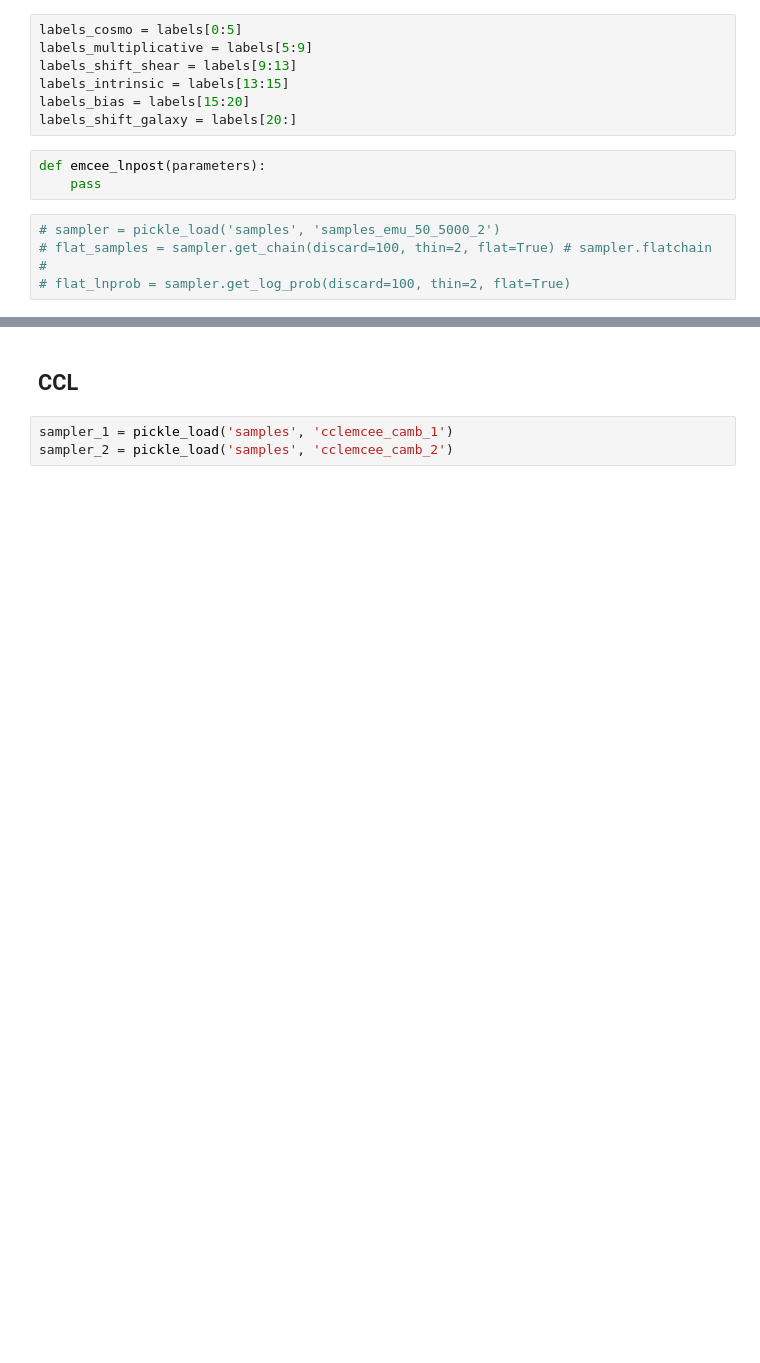
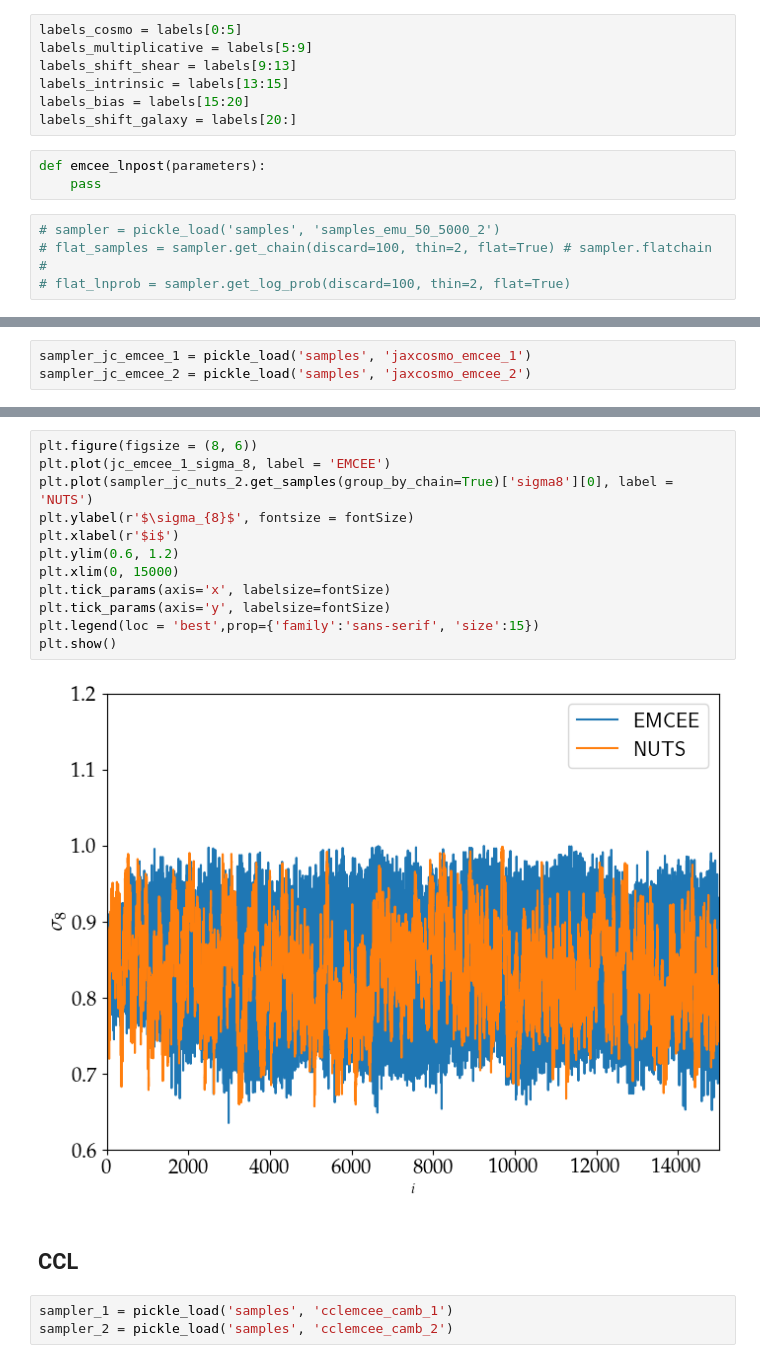
Before and after one commit to Harry45/DESEMU, a Jupyter notebook: notebooks/triangle_plot.ipynb, the cells around one changed output, grey strips where cells are left out. Drawn from its saved outputs; the diff is of its cells as text; blank space fills up the shorter version.

```diff
--- a/notebooks/triangle_plot.ipynb
+++ b/notebooks/triangle_plot.ipynb
@@ -101,0 +108,3 @@ def emcee_lnpost(parameters):
+# %%
+sampler_jc_emcee_1 = pickle_load('samples', 'jaxcosmo_emcee_1')
+sampler_jc_emcee_2 = pickle_load('samples', 'jaxcosmo_emcee_2')
@@ -102,3 +167,17 @@ def emcee_lnpost(parameters):
+# %%
+plt.figure(figsize = (8, 6))
+plt.plot(jc_emcee_1_sigma_8, label = 'EMCEE')
+plt.plot(sampler_jc_nuts_2.get_samples(group_by_chain=True)['sigma8'][0], label = 'NUTS')
+plt.ylabel(r'$\sigma_{8}$', fontsize = fontSize)
+plt.xlabel(r'$i$')
+plt.ylim(0.6, 1.2)
+plt.xlim(0, 15000)
+plt.tick_params(axis='x', labelsize=fontSize)
+plt.tick_params(axis='y', labelsize=fontSize)
+plt.legend(loc = 'best',prop={'family':'sans-serif', 'size':15})
+plt.show()
+# %% [output]
+[figure, added]
 # %% [markdown]
 ## CCL
 # %%
```
Also changed, not shown: parts of 13 cells of this notebook, 2 other files.
